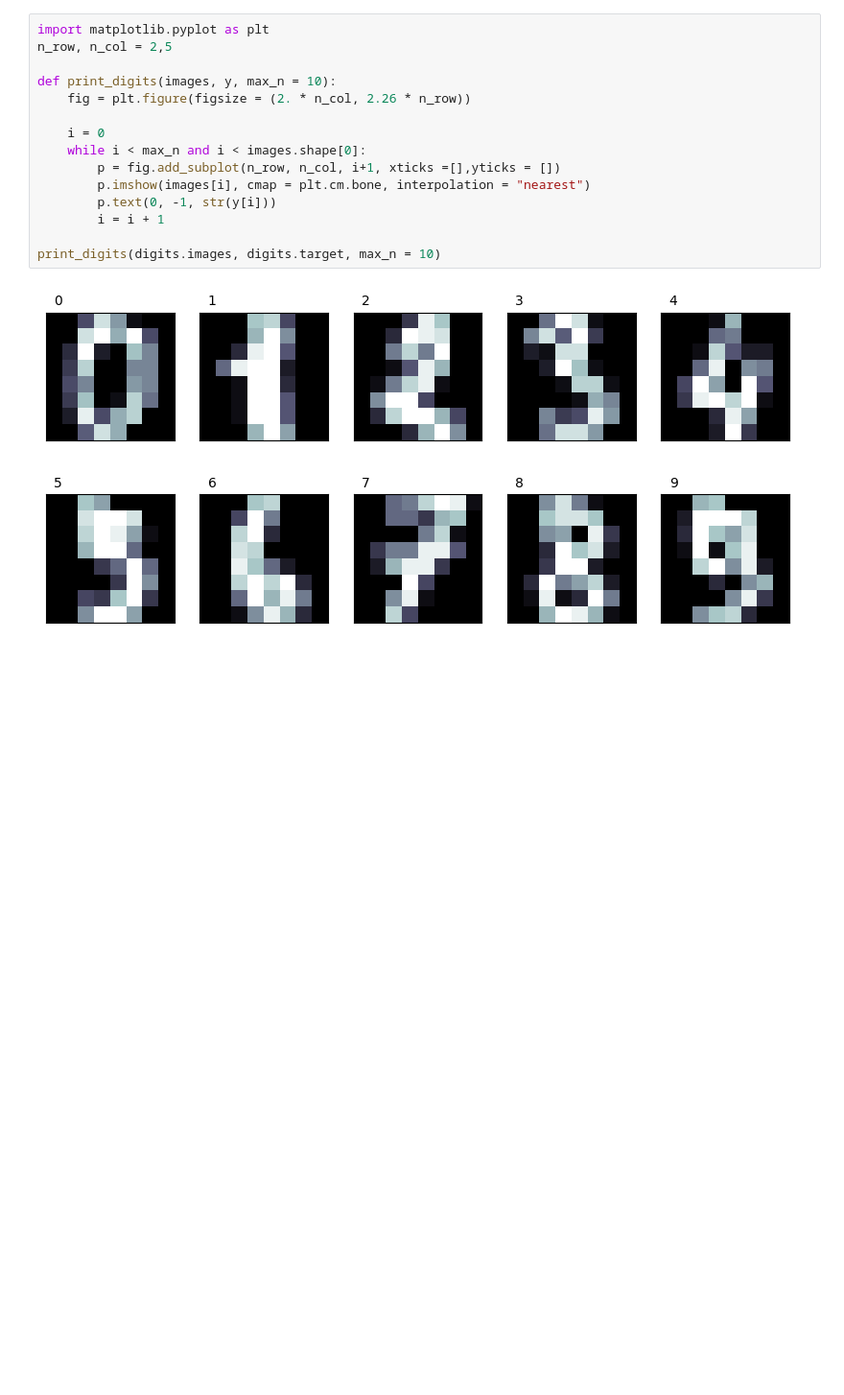
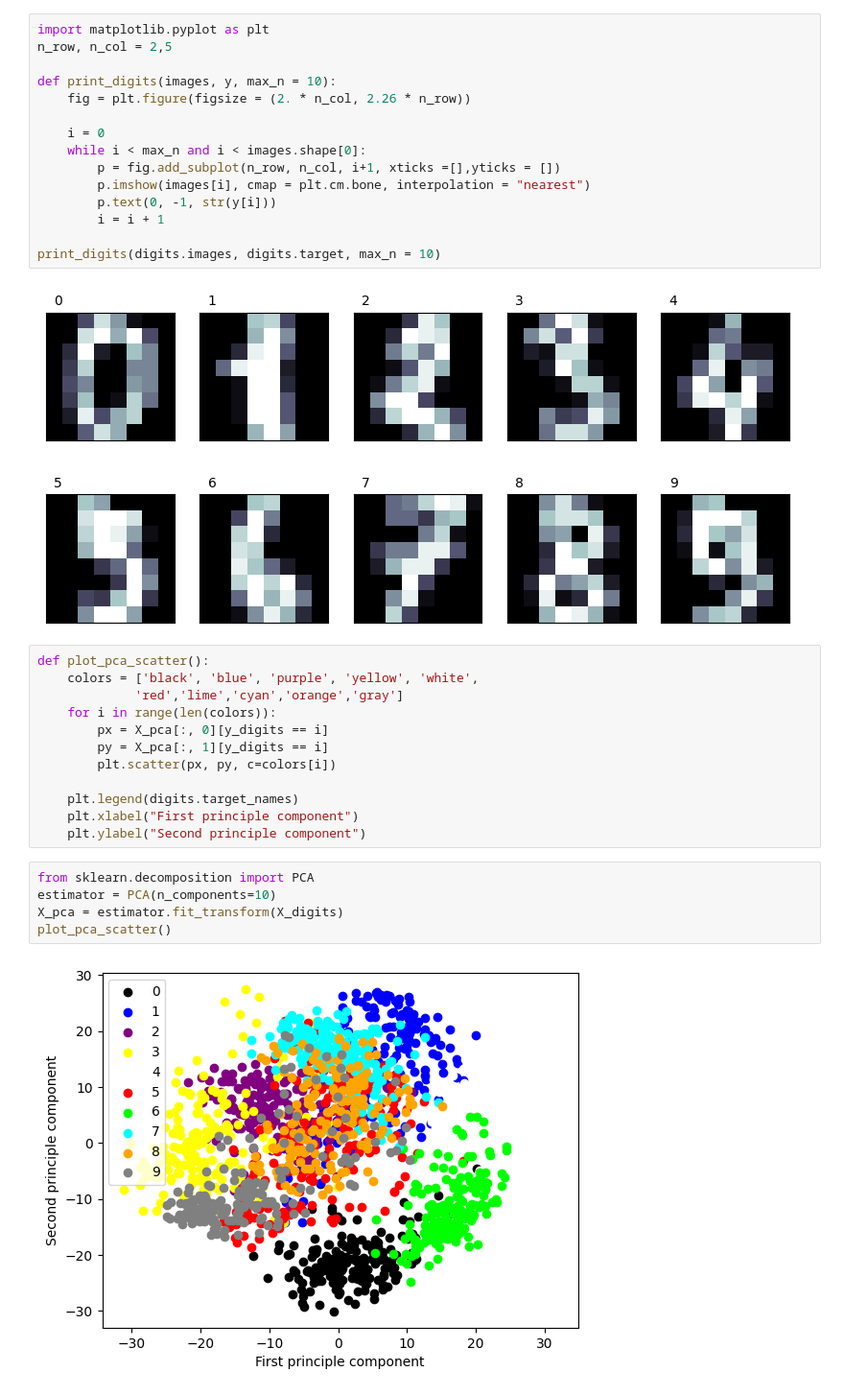
Before and after one commit to PhalHuon/image_recognition, a Jupyter notebook: code/img_recog.ipynb, the cells around one changed output. Shown: that part at 96% size. Cells and saved outputs as stored; diff of their text form; blank space fills up the shorter version.

```diff
--- a/code/img_recog.ipynb
+++ b/code/img_recog.ipynb
@@ -25,3 +25,22 @@ def print_digits(images, y, max_n = 10):
 print_digits(digits.images, digits.target, max_n = 10)
 # %% [output]
 [figure]
+# %%
+def plot_pca_scatter():
+    colors = ['black', 'blue', 'purple', 'yellow', 'white',
+             'red','lime','cyan','orange','gray']
+    for i in range(len(colors)):
+        px = X_pca[:, 0][y_digits == i]
+        py = X_pca[:, 1][y_digits == i]
+        plt.scatter(px, py, c=colors[i])
+
+    plt.legend(digits.target_names)
+    plt.xlabel("First principle component")
+    plt.ylabel("Second principle component")
+# %%
+from sklearn.decomposition import PCA
+estimator = PCA(n_components=10)
+X_pca = estimator.fit_transform(X_digits)
+plot_pca_scatter()
+# %% [output]
+[figure, added]
```
Also changed, not shown: parts of 5 cells of this notebook.
